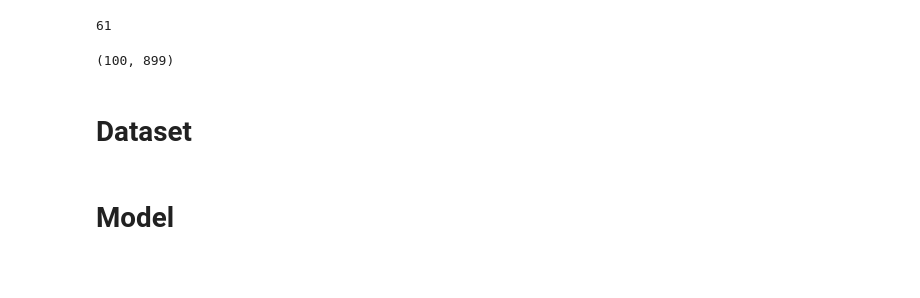
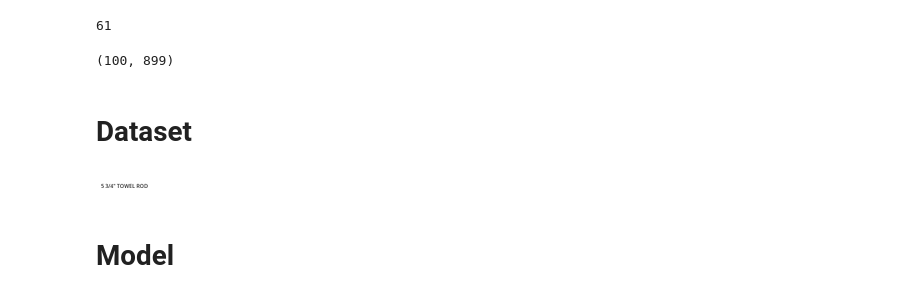
Before and after one commit to israelcamp/tmp-master, a Jupyter notebook: 1.1 - Training CNN.ipynb, the cells around one changed output. Saved outputs shown, nothing was run; the diff lists cells and outputs as text; code cells hidden in the pictures; blank space fills up the shorter version.

```diff
--- a/1.1 - Training CNN.ipynb
+++ b/1.1 - Training CNN.ipynb
@@ -63,6 +63,12 @@ class SimpleDataset(Dataset):
 # %%
 train_dataset = SimpleDataset(images_path, train_labels)
 val_dataset = SimpleDataset(images_path, val_labels)
+# %%
+x, y = train_dataset[0]
+image = tv.transforms.ToPILImage()(x)
+image
+# %% [output]
+[figure, added]
 # %%
 train_loader = DataLoader(train_dataset, batch_size=1, shuffle=True)
 val_loader = DataLoader(val_dataset, batch_size=1, shuffle=False)
```
Also changed, not shown: parts of 6 cells of this notebook, 10 other files.
